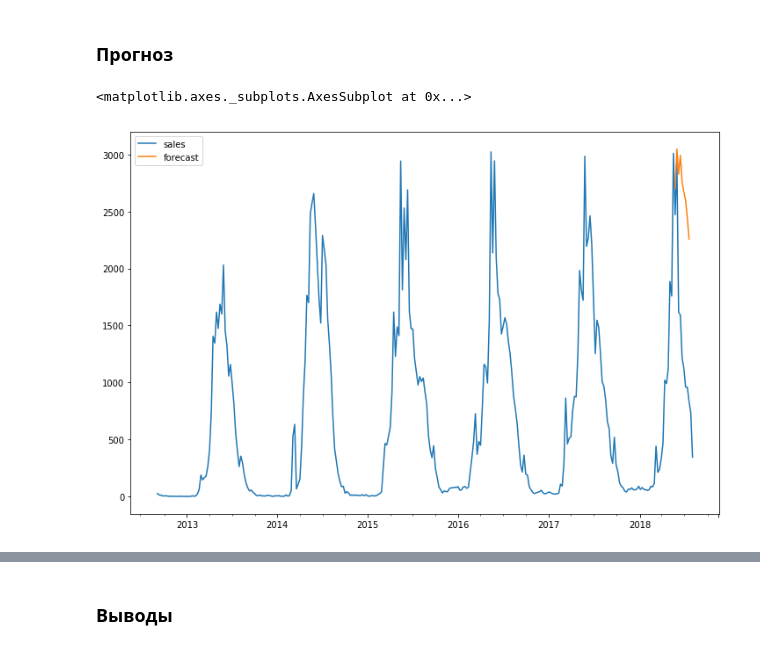
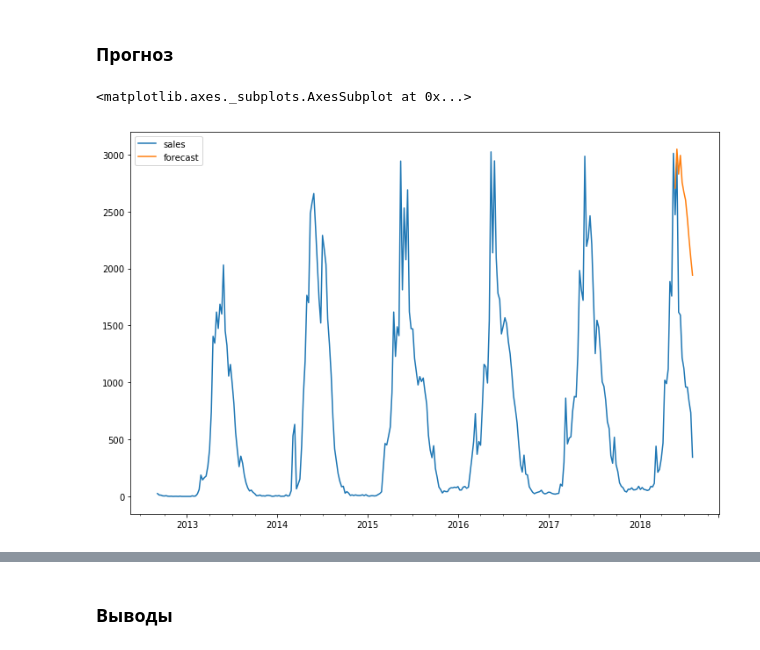
Before and after one commit to theboookworm/diplom, a Jupyter notebook: Project overview.ipynb, the cells around one changed output, grey strips where cells are left out. Cells and saved outputs as stored; diff of their text form; code cells hidden in the pictures.

```diff
--- a/Project overview.ipynb
+++ b/Project overview.ipynb
@@ -259,9 +261,9 @@ Warnings:
 # %% [markdown]
 ### Прогноз
 # %%
-df['forecast'] = results.predict(start = 298, end= 306, dynamic= True)
+df['forecast'] = results.predict(start = 298, end= 309, dynamic= True)
 df[['sales', 'forecast']].plot(figsize=(12, 8))
 # plt.savefig('ts_df_predict.png', bbox_inches='tight')
 # %% [output]
 <matplotlib.axes._subplots.AxesSubplot at 0x...>
-[figure, old version]
+[figure, new version]
```
Also changed, not shown: parts of 45 cells of this notebook.
